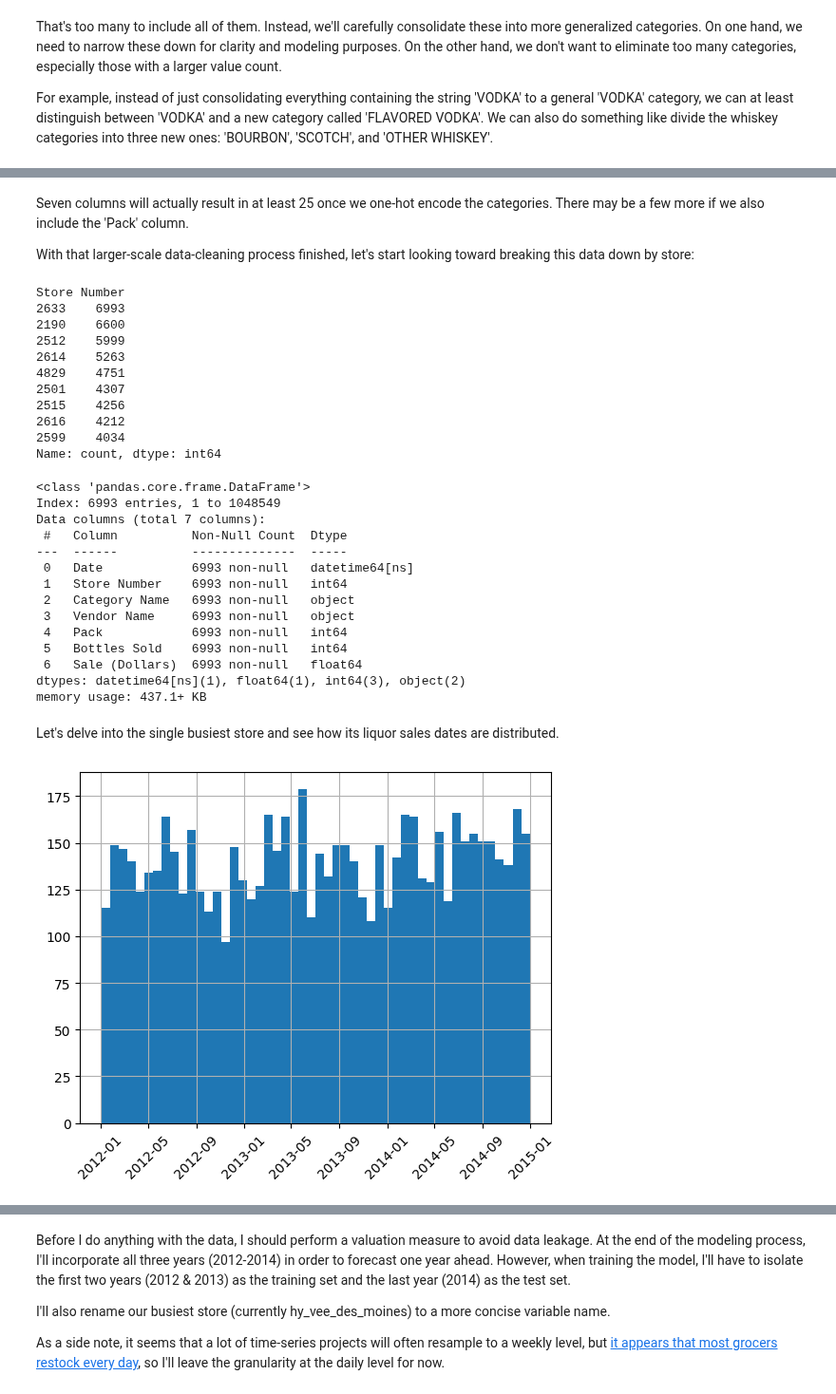
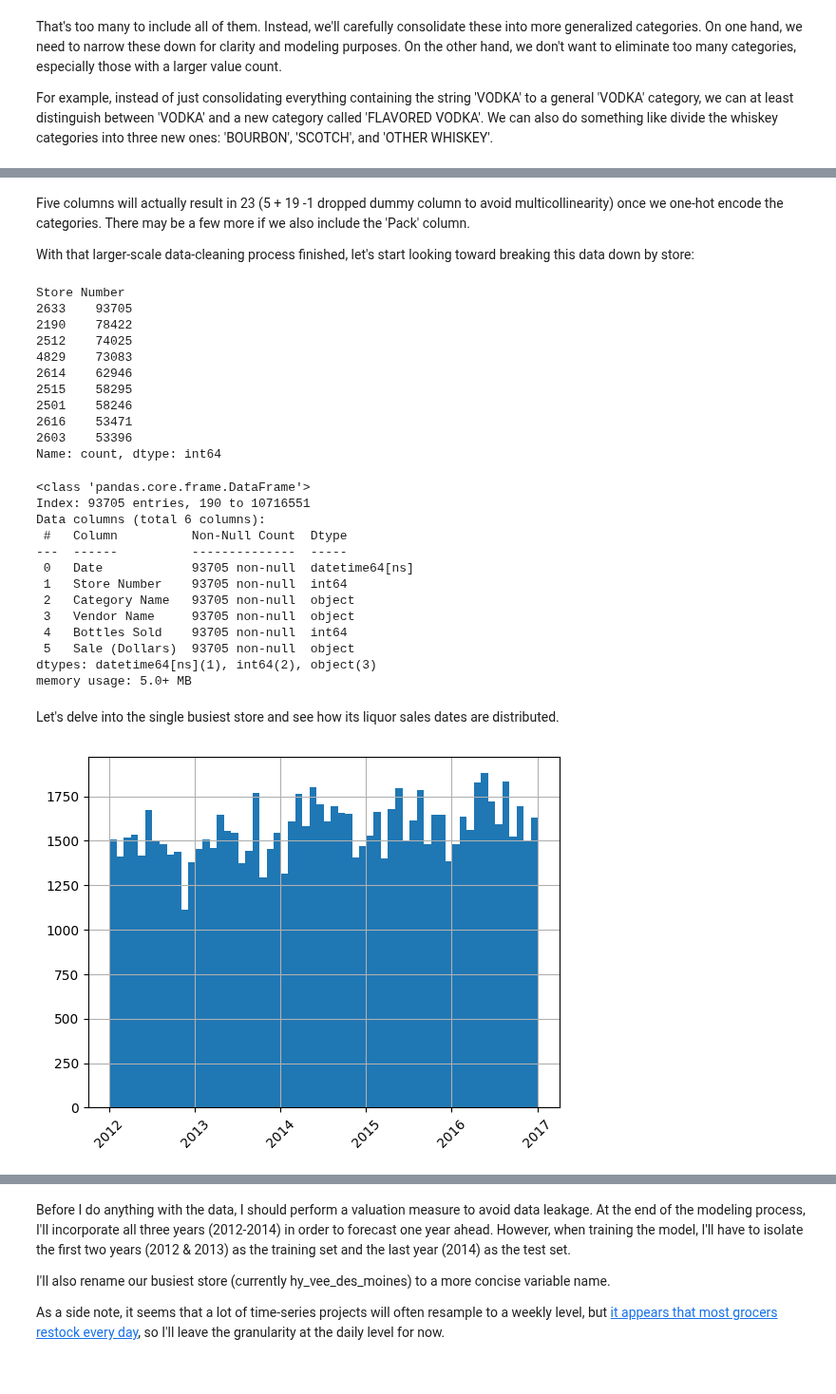
Before and after one commit to joeldmott/inventory_project, a Jupyter notebook: inventory_restocking_project.ipynb, the cells around one changed output, grey strips where cells are left out. Shown at 95% size. Saved outputs shown, nothing was run; the diff lists cells and outputs as text; code cells hidden in the pictures.

Commit message:
finished brining in more data and revising markdown accordingly

```diff
--- a/inventory_restocking_project.ipynb
+++ b/inventory_restocking_project.ipynb
@@ -150,6 +150,6 @@ Ultiamtely, if our goal is to predict when and how much to reorder, we can elimi
 # %%
 columns_to_drop = ['Invoice/Item Number', 'Store Name', 'Address', 'City', 'Zip Code',
-                   'Store Location', 'County Number', 'County', 'Category', 'Vendor Name',
+                   'Store Location', 'County Number', 'County', 'Category',
                    'Vendor Number', 'Item Number', 'Item Description', 'Bottle Volume (ml)',
                    'State Bottle Cost', 'State Bottle Retail', 'Pack', 'Volume Sold (Liters)',
                    'Volume Sold (Gallons)']
@@ -275,6 +273,7 @@ trimmed_df.loc[trimmed_df['Category Name'] == '100 PROOF VODKA', 'Category Name'
 trimmed_df.loc[trimmed_df['Category Name'] == 'OTHER PROOF VODKA', 'Category Name'] = 'VODKA'
 trimmed_df.loc[trimmed_df['Category Name'] == 'LOW PROOF VODKA', 'Category Name'] = 'VODKA'
 trimmed_df.loc[trimmed_df['Category Name'] == 'American Vodka', 'Category Name'] = 'VODKA'
+trimmed_df.loc[trimmed_df['Category Name'] == 'American Vodkas', 'Category Name'] = 'VODKA'
 trimmed_df.loc[trimmed_df['Category Name'] == 'American Flavored Vodka', 'Category Name'] = 'VODKA FLAVORED'
 trimmed_df.loc[trimmed_df['Category Name'] == 'Imported Flavored Vodka', 'Category Name'] = 'VODKA FLAVORED'
 
@@ -365,5 +363,5 @@ memory usage: 47.6+ MB
 # %% [markdown]
-Seven columns will actually result in at least 25 once we one-hot encode the categories. There may be a few more if we also include the 'Pack' column.
+Five columns will actually result in 23 (5 + 19 -1 dropped dummy column to avoid multicollinearity) once we one-hot encode the categories. There may be a few more if we also include the 'Pack' column.
 
 With that larger-scale data-cleaning process finished, let's start looking toward breaking this data down by store:
 # %%
@@ -372,15 +370,15 @@ store_counts = trimmed_df['Store Number'].value_counts()
 store_counts[0:9]
 # %% [output]
 Store Number
-2633    6993
-2190    6600
-2512    5999
-2614    5263
-4829    4751
-2501    4307
-2515    4256
-2616    4212
-2599    4034
+2633    93705
+2190    78422
+2512    74025
+4829    73083
+2614    62946
+2515    58295
+2501    58246
+2616    53471
+2603    53396
 Name: count, dtype: int64
 # %%
 #It turns out that store number '2633' is a Hy-Vee in Des Moines.
@@ -394,23 +392,22 @@ hy_vee_iowa_city = trimmed_df[trimmed_df['Store Number'] == 2512]
 hy_vee_des_moines.info()
 # %% [output]
 <class 'pandas.core.frame.DataFrame'>
-Index: 6993 entries, 1 to 1048549
-Data columns (total 7 columns):
+Index: 93705 entries, 190 to 10716551
+Data columns (total 6 columns):
  #   Column          Non-Null Count  Dtype
 ---  ------          --------------  -----
- 0   Date            6993 non-null   datetime64[ns]
- 1   Store Number    6993 non-null   int64
- 2   Category Name   6993 non-null   object
- 3   Vendor Name     6993 non-null   object
- 4   Pack            6993 non-null   int64
- 5   Bottles Sold    6993 non-null   int64
- 6   Sale (Dollars)  6993 non-null   float64
-dtypes: datetime64[ns](1), float64(1), int64(3), object(2)
-memory usage: 437.1+ KB
+ 0   Date            93705 non-null  datetime64[ns]
+ 1   Store Number    93705 non-null  int64
+ 2   Category Name   93705 non-null  object
+ 3   Vendor Name     93705 non-null  object
+ 4   Bottles Sold    93705 non-null  int64
+ 5   Sale (Dollars)  93705 non-null  object
+dtypes: datetime64[ns](1), int64(2), object(3)
+memory usage: 5.0+ MB
 # %% [markdown]
 Let's delve into the single busiest store and see how its liquor sales dates are distributed.
 # %%
-hy_vee_des_moines['Date'].hist(xrot=45, bins=50);
+hy_vee_des_moines['Date'].hist(xrot=45, bins=60);
 # %% [output]
-[figure, old version]
+[figure, new version]
 # %% [markdown]
```
Also changed, not shown: parts of 30 cells of this notebook.
